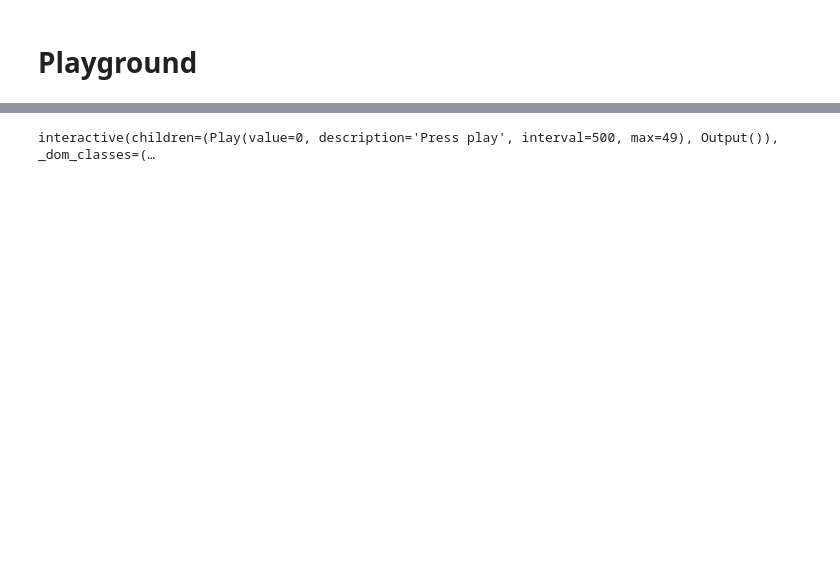
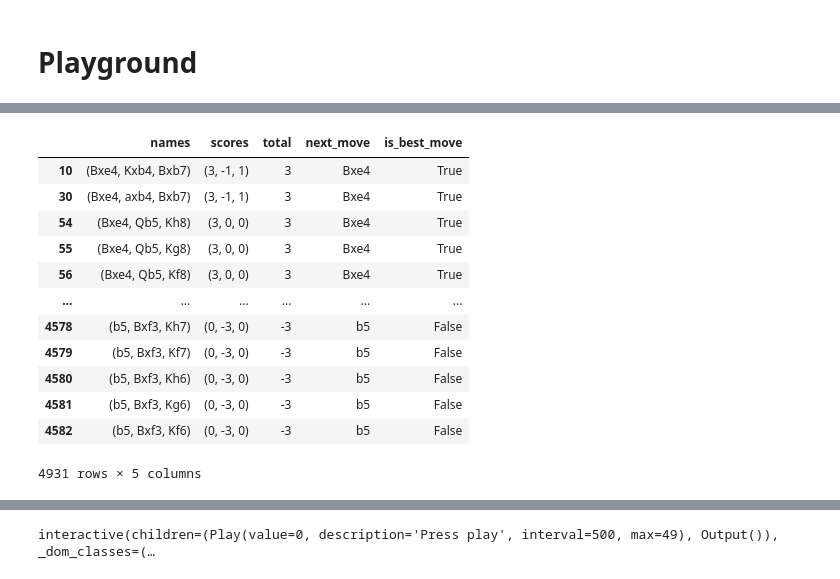
Before and after one commit to TheoLvs/beth, a Jupyter notebook: notebooks/20210213 - Tree Search AI.ipynb, the cells around one changed output, grey strips where cells are left out. Cells and saved outputs as stored; diff of their text form; code cells hidden in the pictures; blank space fills up the shorter version.

```diff
--- a/notebooks/20210213 - Tree Search AI.ipynb
+++ b/notebooks/20210213 - Tree Search AI.ipynb
@@ -29,0 +99,16 @@ game = Game(white,black)
+# %%
+df
+# %% [output]
+|  | names | scores | total | next_move | is_best_move |
+| 10 | (Bxe4, Kxb4, Bxb7) | (3, -1, 1) | 3 | Bxe4 | True |
+| 30 | (Bxe4, axb4, Bxb7) | (3, -1, 1) | 3 | Bxe4 | True |
+| 54 | (Bxe4, Qb5, Kh8) | (3, 0, 0) | 3 | Bxe4 | True |
+| 55 | (Bxe4, Qb5, Kg8) | (3, 0, 0) | 3 | Bxe4 | True |
+| 56 | (Bxe4, Qb5, Kf8) | (3, 0, 0) | 3 | Bxe4 | True |
+| ... | ... | ... | ... | ... | ... |
+| 4578 | (b5, Bxf3, Kh7) | (0, -3, 0) | -3 | b5 | False |
+| 4579 | (b5, Bxf3, Kf7) | (0, -3, 0) | -3 | b5 | False |
+| 4580 | (b5, Bxf3, Kh6) | (0, -3, 0) | -3 | b5 | False |
+| 4581 | (b5, Bxf3, Kg6) | (0, -3, 0) | -3 | b5 | False |
+| 4582 | (b5, Bxf3, Kf6) | (0, -3, 0) | -3 | b5 | False |
+4931 rows × 5 columns
```
Also changed, not shown: parts of 33 cells of this notebook, 9 other files.
